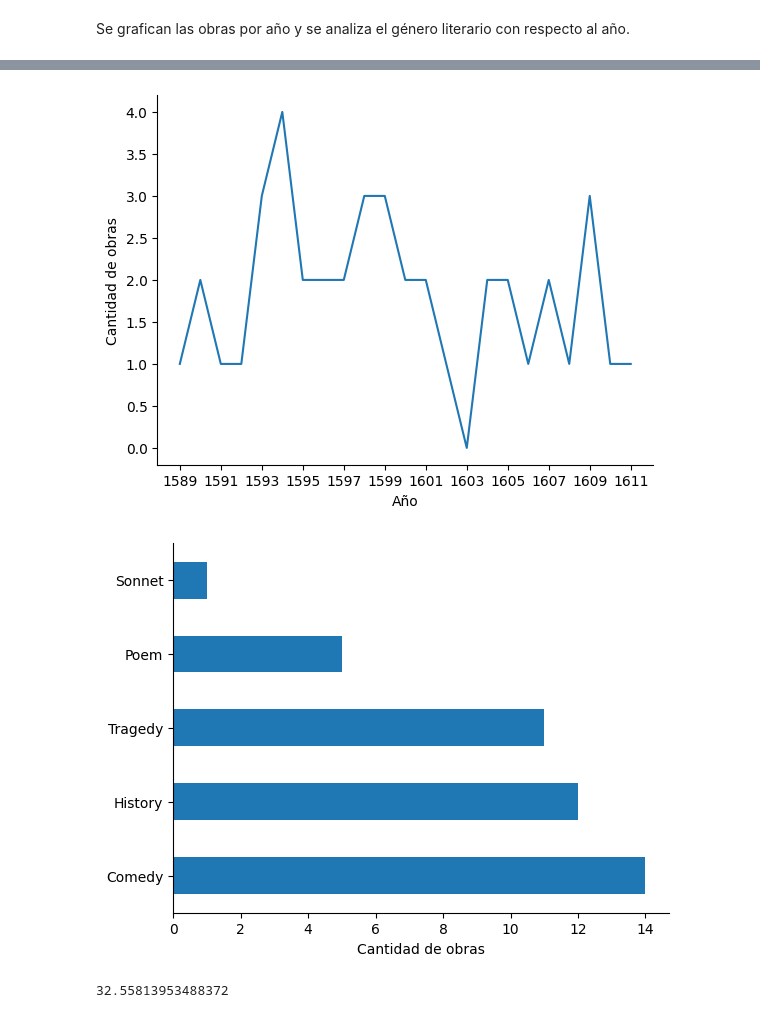
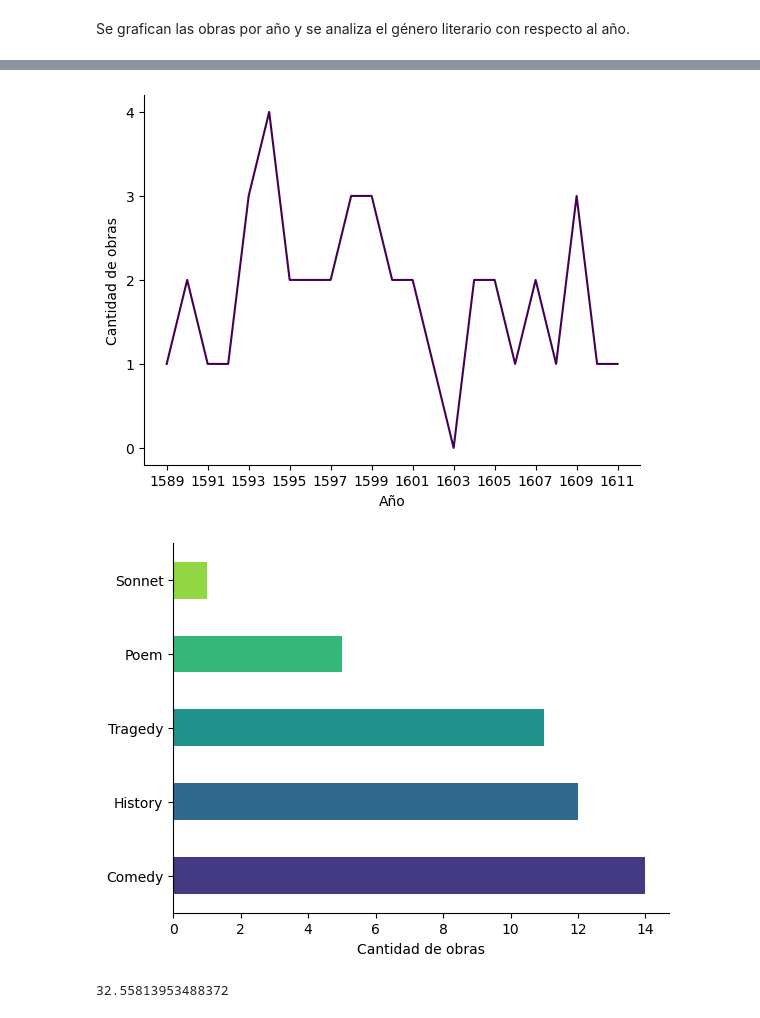
Before and after one commit to MariaEugenia/IntroCD, a Jupyter notebook: Tarea_1/shakespeare_propuesta.ipynb, the cells around one changed output, grey strips where cells are left out. Drawn from its saved outputs; the diff is of its cells as text; code cells hidden in the pictures.

```diff
--- a/Tarea_1/shakespeare_propuesta.ipynb
+++ b/Tarea_1/shakespeare_propuesta.ipynb
@@ -143,7 +187,8 @@ obras_date = df_works["Date"].value_counts().sort_index()
 years = np.arange(1589, 1612)
 obras_date = obras_date.reindex(years, fill_value=0)
 
-ax = obras_date.plot.line()
+ax = obras_date.plot.line(color='#440154')
+ax.yaxis.set_major_locator(ticker.MaxNLocator(integer=True))
 ax.set_ylabel("Cantidad de obras")
 ax.xaxis.set_major_locator(ticker.MaxNLocator(integer=True))
 ax.set_xlabel("Año")
@@ -159,23 +204,22 @@ ax.spines['right'].set_visible(False)
 
 plt.show()
 # %% [output]
-[figure, old version]
+[figure, new version]
 # %%
+import seaborn as sns
 obras_genero = df_works['GenreType'].value_counts()
 
-ax = obras_genero.plot.barh()
+palette = sns.color_palette("viridis", len(obras_genero))
+ax = obras_genero.plot.barh(color=palette)
 ax.set_xlabel("Cantidad de obras")
 ax.xaxis.set_major_locator(ticker.MaxNLocator(integer=True))
 ax.set_ylabel("")
 
-#barras = ax.patches
-#barras[5].set_facecolor('green')
-
 ax.spines['top'].set_visible(False)
 ax.spines['right'].set_visible(False)
 plt.show()
 # %% [output]
-[figure, old version]
+[figure, new version]
 # %%
 obras_count = len(df_works)
 obras_comedy = (df_works['GenreType']=="Comedy").sum()
```
Also changed, not shown: parts of 13 cells of this notebook, 5 other files.
